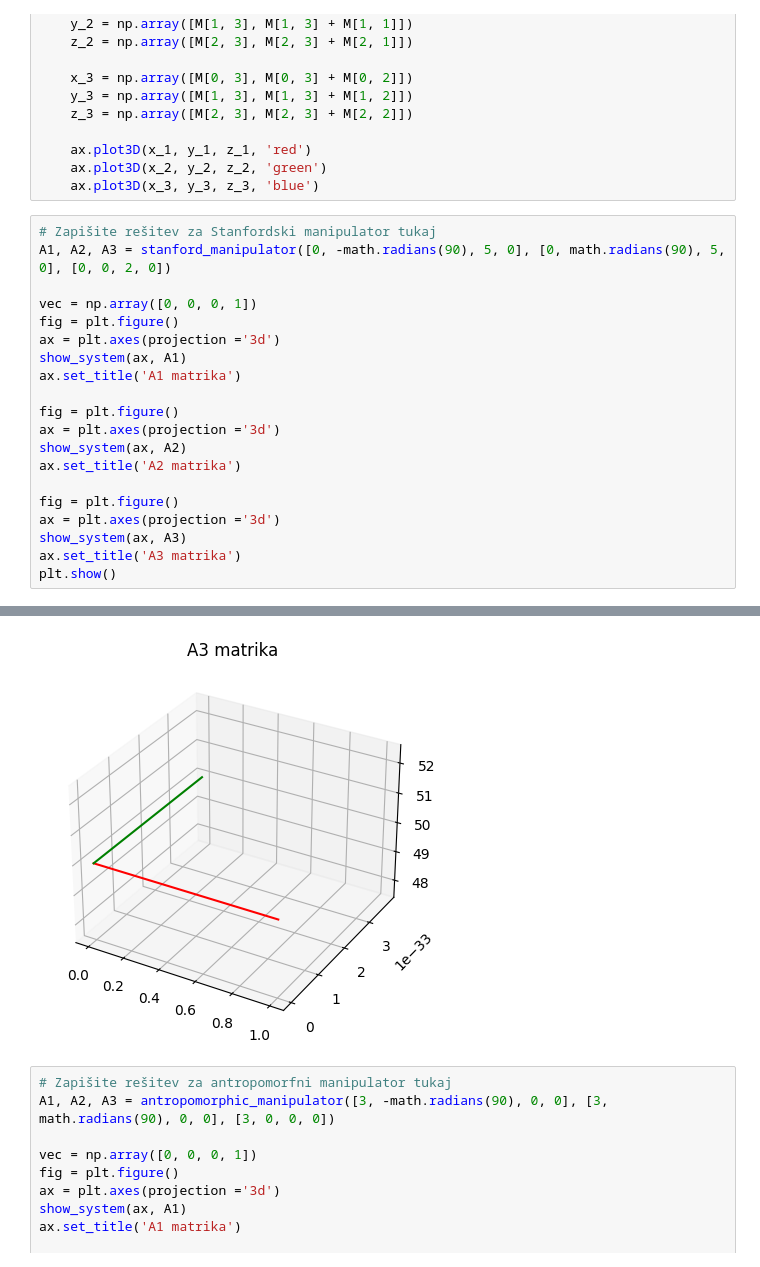
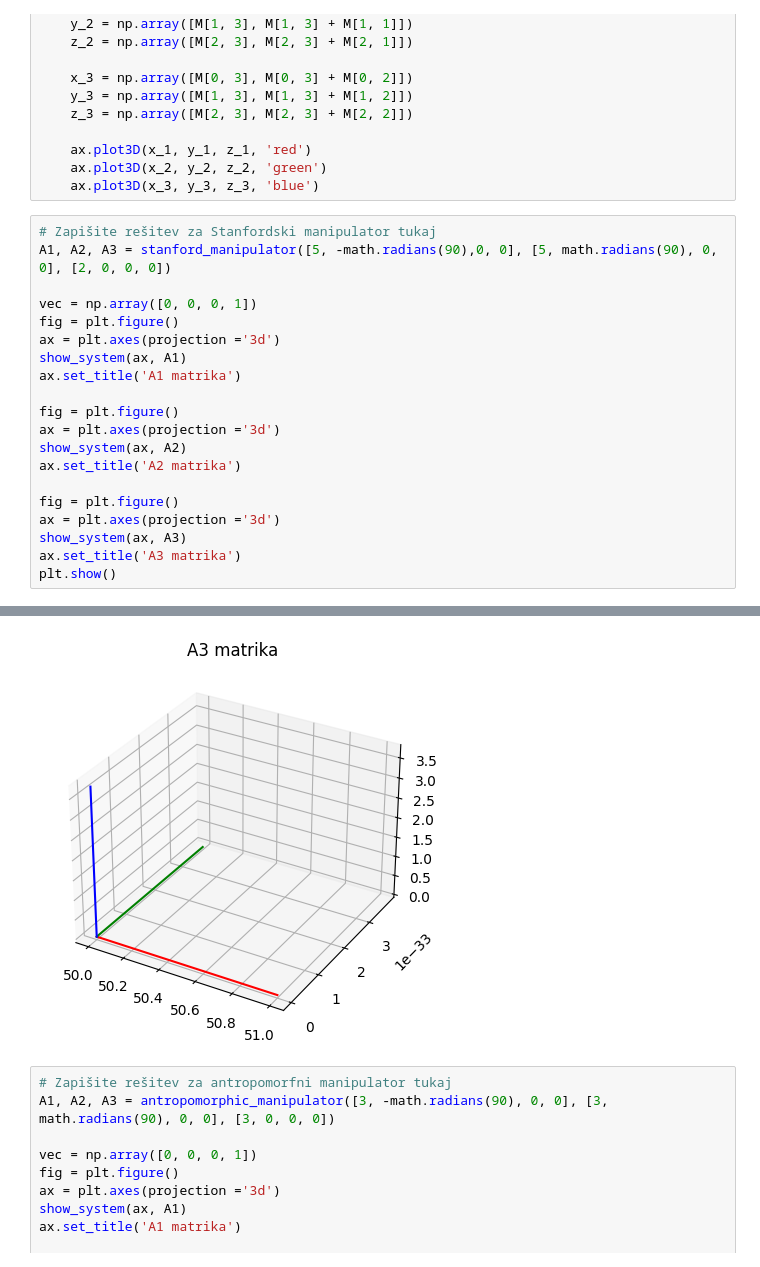
Before and after one commit to Krevs321/Robotika03, a Jupyter notebook: vaja3.ipynb, the cells around one changed output, grey strips where cells are left out. Drawn from its saved outputs; the diff is of its cells as text.

```diff
--- a/vaja3.ipynb
+++ b/vaja3.ipynb
@@ -302,7 +300,7 @@ def show_system(ax, M):
     ax.plot3D(x_3, y_3, z_3, 'blue')
 # %%
 # Zapišite rešitev za Stanfordski manipulator tukaj
-A1, A2, A3 = stanford_manipulator([0, -math.radians(90), 5, 0], [0, math.radians(90), 5, 0], [0, 0, 2, 0])
+A1, A2, A3 = stanford_manipulator([5, -math.radians(90),0, 0], [5, math.radians(90), 0, 0], [2, 0, 0, 0])
 
 vec = np.array([0, 0, 0, 1])
 fig = plt.figure()
@@ -326,4 +324,4 @@ plt.show()
-[figure, old version]
+[figure, new version]
 # %%
 # Zapišite rešitev za antropomorfni manipulator tukaj
 A1, A2, A3 = antropomorphic_manipulator([3, -math.radians(90), 0, 0], [3, math.radians(90), 0, 0], [3, 0, 0, 0])
```
Also changed, not shown: parts of 2 cells of this notebook.
